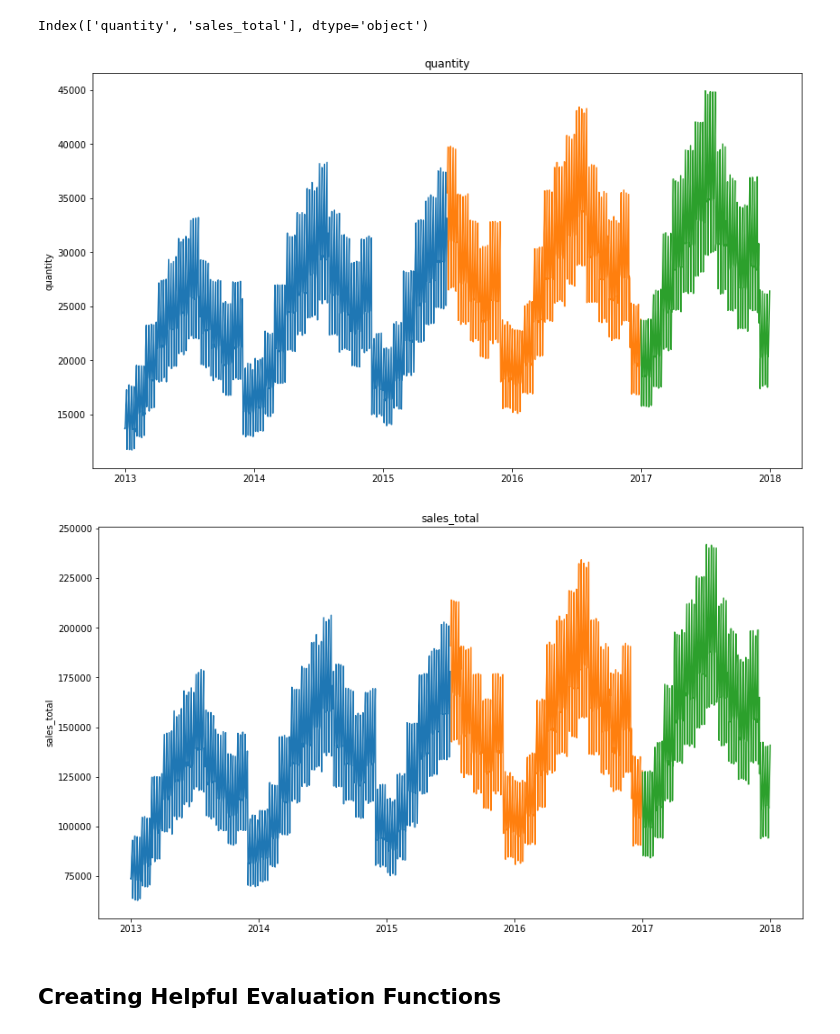
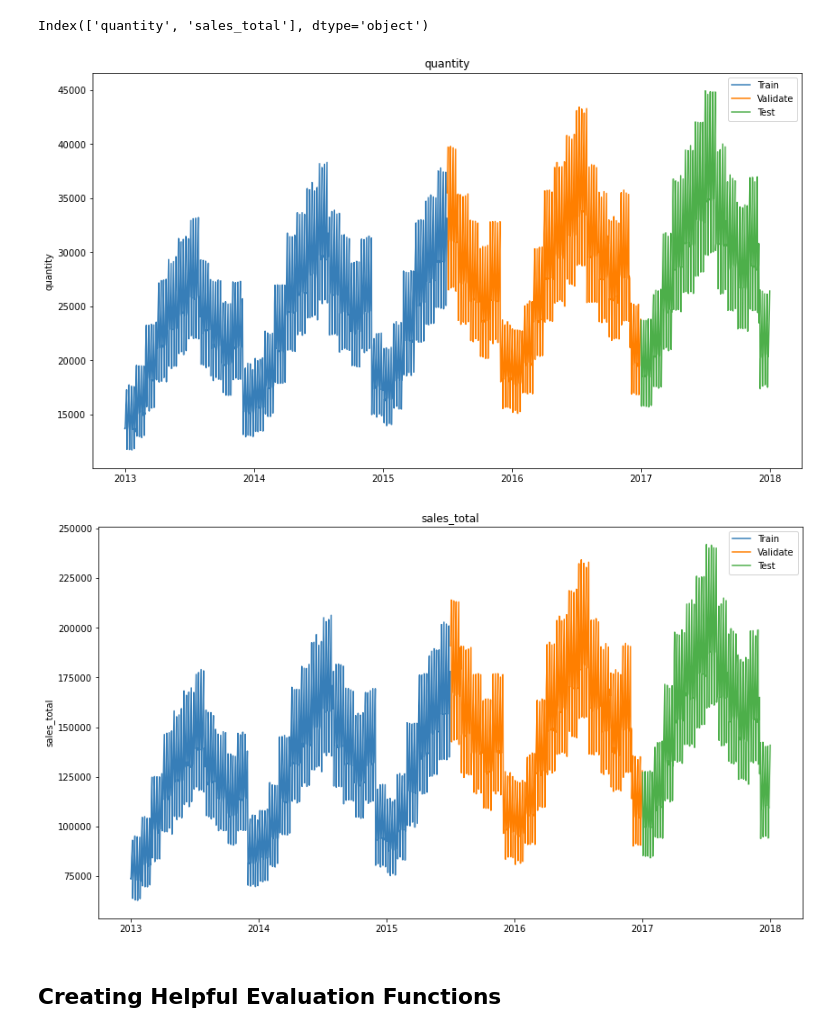
Before and after one commit to adam-gomez/forecasting-db, a Jupyter notebook: modeling_lesson.ipynb, the cells around one changed output. Saved outputs shown, nothing was run; the diff lists cells and outputs as text; code cells hidden in the pictures.

```diff
--- a/modeling_lesson.ipynb
+++ b/modeling_lesson.ipynb
@@ -285,15 +285,16 @@ Index(['quantity', 'sales_total'], dtype='object')
 # %%
 for col in train.columns:
     plt.figure(figsize=(14,8))
-    plt.plot(train[col])
-    plt.plot(validate[col])
-    plt.plot(test[col])
+    plt.plot(train[col], color='#377eb8', label = 'Train')
+    plt.plot(validate[col], color='#ff7f00', label = 'Validate')
+    plt.plot(test[col], color='#4daf4a', label = 'Test')
+    plt.legend()
     plt.ylabel(col)
     plt.title(col)
     plt.show()
 # %% [output]
-[figure, old version]
+[figure, new version]
-[figure, old version]
+[figure, new version]
 # %% [markdown]
 ## Creating Helpful Evaluation Functions
 # %% [markdown]
```
Also changed, not shown: parts of 82 cells of this notebook.
